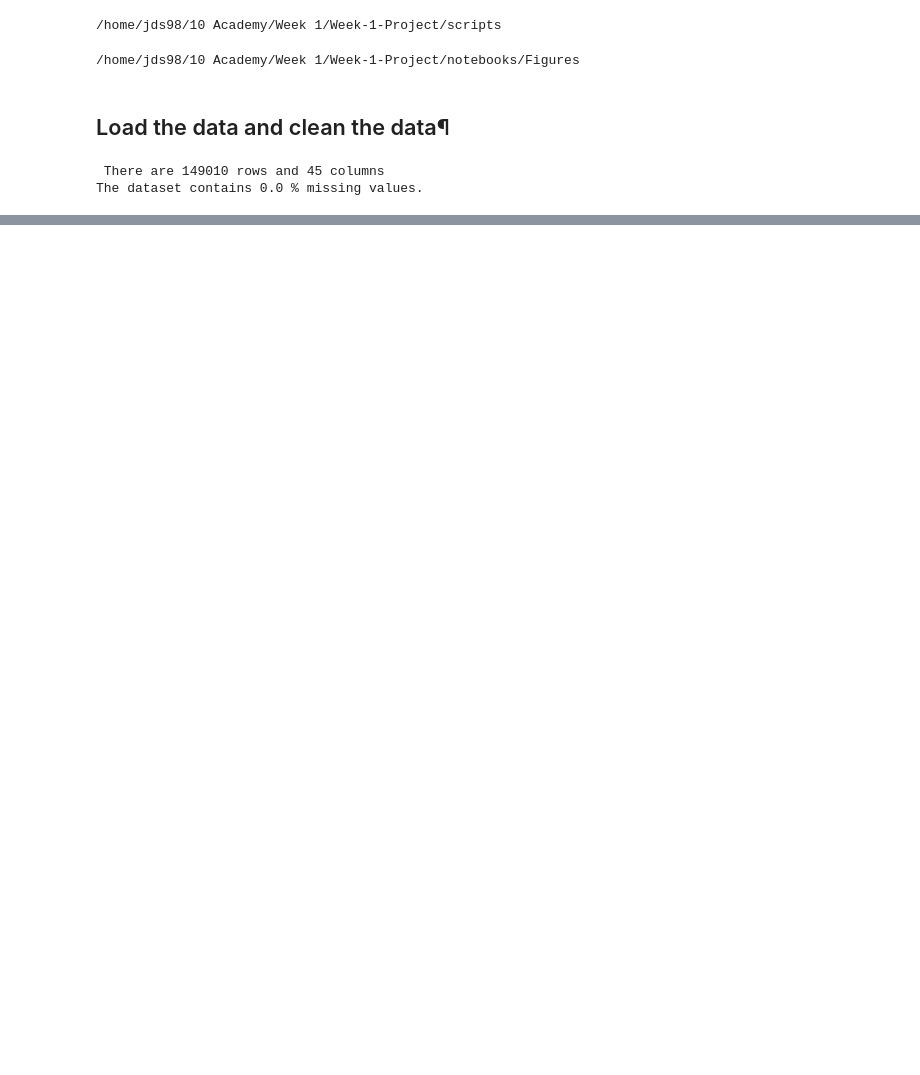
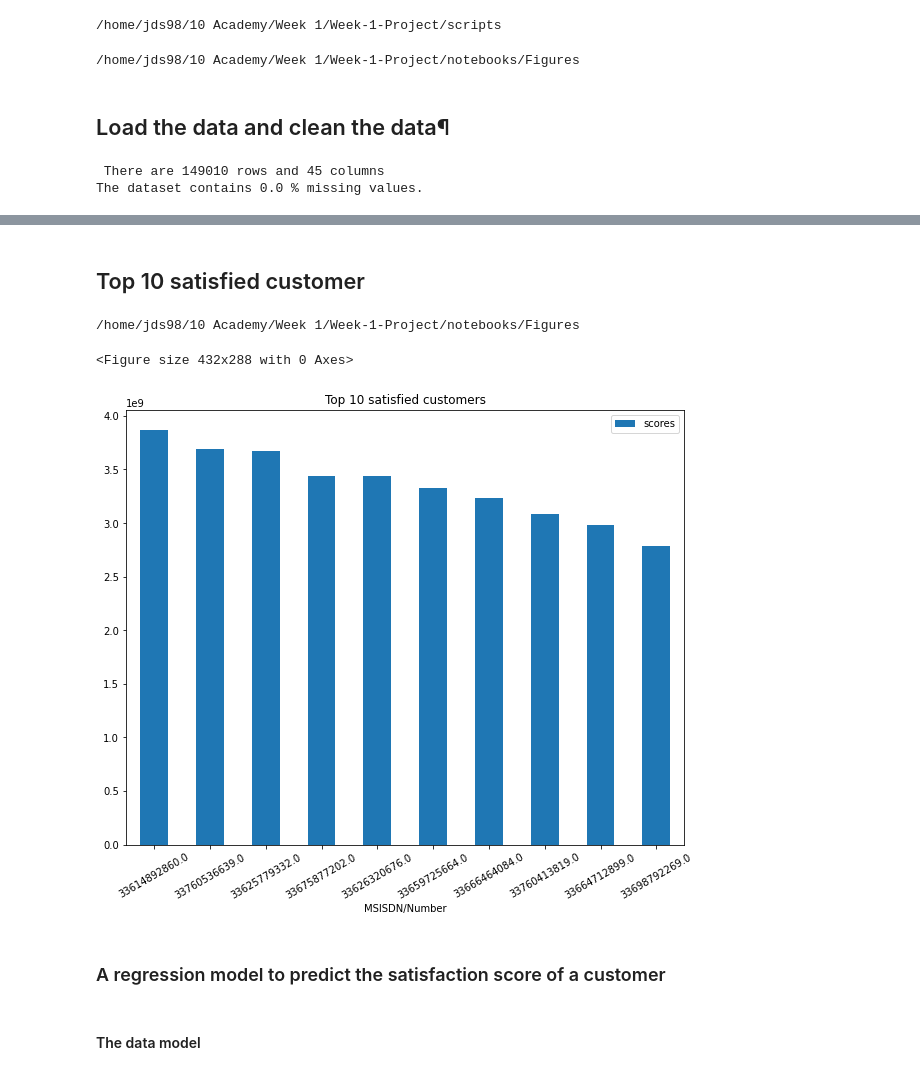
Before and after one commit to Josias-Ounsinli/Week-1-Project, a Jupyter notebook: notebooks/Satisfaction Analysis.ipynb, the cells around one changed output, grey strips where cells are left out. Cells and saved outputs as stored; diff of their text form; code cells hidden in the pictures; blank space fills up the shorter version.

```diff
--- a/notebooks/Satisfaction Analysis.ipynb
+++ b/notebooks/Satisfaction Analysis.ipynb
@@ -39,0 +78,3 @@ The dataset contains 0.0 % missing values.
+# %%
+dfEng = sc.engagement_scores(dfEng, 0)
+dfEng
@@ -39,0 +95,3 @@ The dataset contains 0.0 % missing values.
+# %%
+dfExp = pd.read_csv('Experience_metrics_clusters_data.csv')
+dfExp
@@ -39,0 +127,3 @@ The dataset contains 0.0 % missing values.
+# %%
+dfExp = sc.experience_scores(dfExp, 1)
+dfExp
@@ -39,0 +146,7 @@ The dataset contains 0.0 % missing values.
+# %%
+satisf = pd.DataFrame(columns=['MSISDN/Number','eng_scores', 'exp_scores'])
+satisf['MSISDN/Number'] = dfEng['MSISDN/Number']
+satisf['eng_scores'] = dfEng['eng_scores']
+satisf['exp_scores'] = dfExp['exp_scores']
+satisf['scores'] = (satisf['eng_scores'] + satisf['exp_scores'])/2
+satisf
@@ -39,0 +169,21 @@ The dataset contains 0.0 % missing values.
+# %% [markdown]
+## Top 10 satisfied customer
+# %%
+cd ../notebooks/Figures/
+# %% [output]
+/home/jds98/10 Academy/Week 1/Week-1-Project/notebooks/Figures
+# %%
+top_satisfied = satisf[['MSISDN/Number', 'scores']].sort_values(by=['scores'], ascending=False)[:10]
+top_satisfied = top_satisfied.set_index('MSISDN/Number')
+
+plt.figure()
+top_satisfied.plot(kind='bar', figsize=(10,8), rot=30)
+plt.title('Top 10 satisfied customers')
+plt.savefig('Top 10 satisfied customers.png')
+# %% [output]
+<Figure size 432x288 with 0 Axes>
+[figure, added]
+# %% [markdown]
+### A regression model to predict the satisfaction score of a customer
+# %% [markdown]
+#### The data model
```
Also changed, not shown: parts of 82 cells of this notebook, 13 other files.
